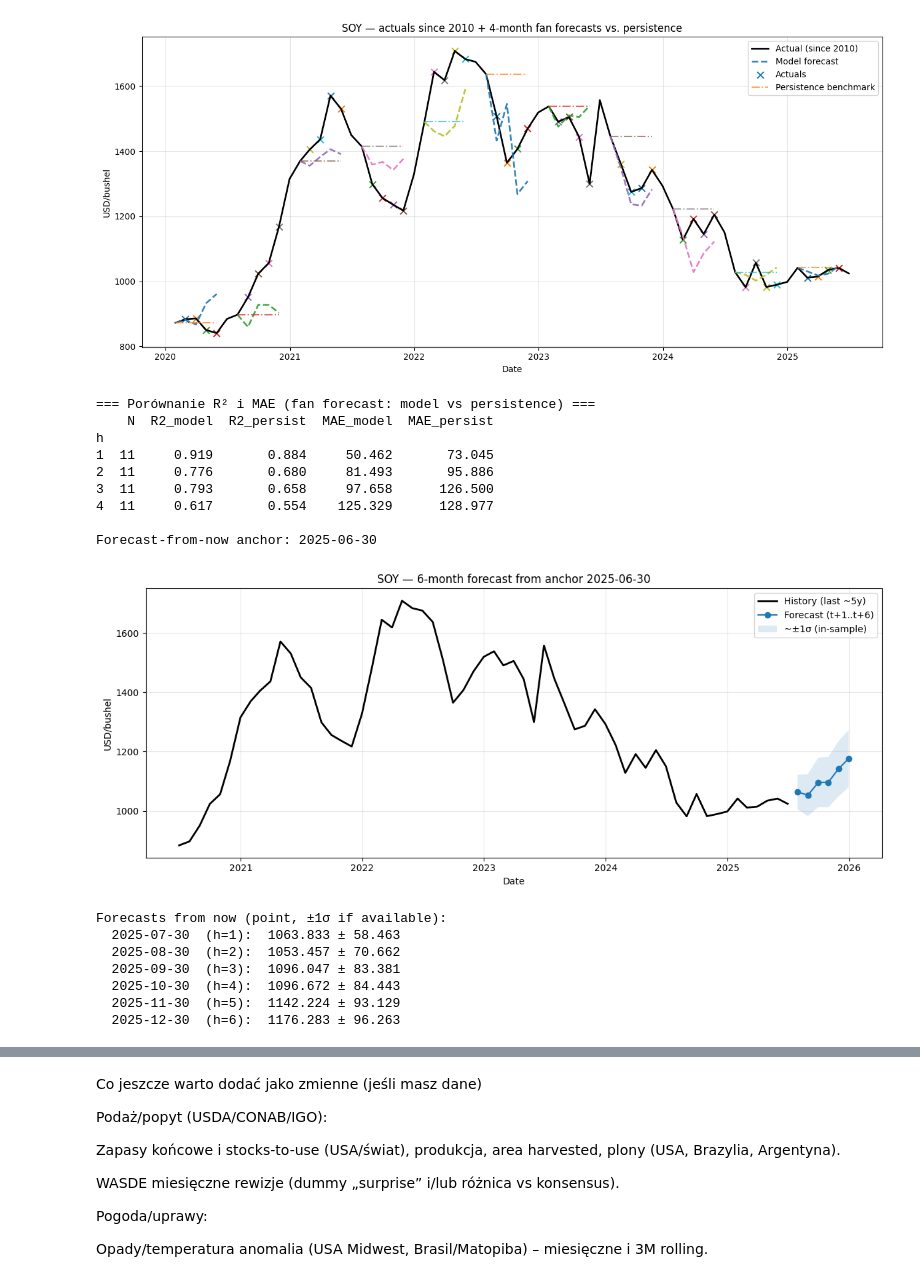
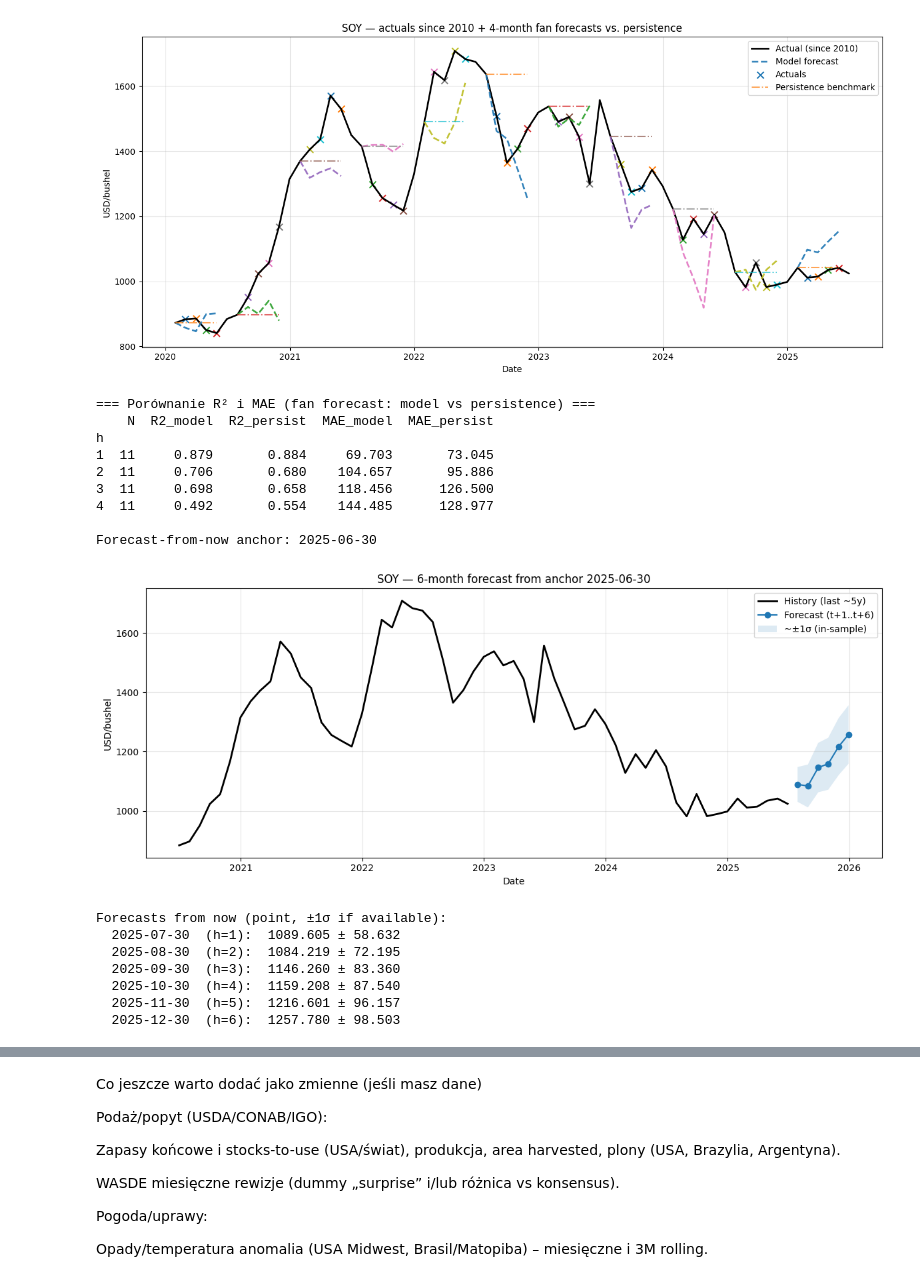
Before and after one commit to marcinszwagrzyk/marcinszwagrzyk.github.io, a Jupyter notebook: Soy/SOY_PREDICTION.ipynb, the cells around one changed output, grey strips where cells are left out. Saved outputs shown, nothing was run; the diff lists cells and outputs as text; code cells hidden in the pictures.

```diff
--- a/Soy/SOY_PREDICTION.ipynb
+++ b/Soy/SOY_PREDICTION.ipynb
@@ -89,9 +89,10 @@ df.index = df.index.to_period("M").to_timestamp("M")
 drop_cols = {"BG_PRICE", "ADM_PRICE", "SOY_PRICE", "ADM_IDX", "BG_IDX", "SOY_IDX" }
 
 # Użyj tylko kolumn, które są numeryczne
+
 WANTED_EXOG = [
     c for c in df.columns
-    if c.lower() not in drop_cols and pd.api.types.is_numeric_dtype(df[c])
+    if c not in drop_cols and pd.api.types.is_numeric_dtype(df[c])
 ]
 
 # if "SOY" not in df.columns:
@@ -337,48 +338,48 @@ if future_forecasts:
     plt.plot(hist.index, hist.values, color="black", linewidth=2, label="History (last ~5y)")
 
     plt.plot(fut_df["target"], fut_df["forecast"], linestyle="-", marker="o", label="Forecast (t+1..t+6)")
 
     up = []; lo = []
     for _, r in fut_df.iterrows():
         sigma = sigma_by_h.get(int(r["h"]), np.nan)
         up.append(r["forecast"] + (sigma if np.isfinite(sigma) else 0.0))
         lo.append(r["forecast"] - (sigma if np.isfinite(sigma) else 0.0))
     if len(up) == len(lo) == len(fut_df):
         plt.fill_between(fut_df["target"].values, lo, up, alpha=0.15, label="~±1σ (in-sample)")
 
     plt.title(f"SOY — 6-month forecast from anchor {anchor_now.date()}")
     plt.xlabel("Date"); plt.ylabel("USD/bushel")
     plt.legend()
     plt.grid(alpha=0.3)
     plt.tight_layout()
     plt.show()
 
     print("\nForecasts from now (point, ±1σ if available):")
     for _, r in fut_df.iterrows():
         h = int(r["h"])
         sigma = sigma_by_h.get(h, np.nan)
         if np.isfinite(sigma):
             print(f"  {r['target'].date()}  (h={h}):  {r['forecast']:.3f} ± {sigma:.3f}")
         else:
             print(f"  {r['target'].date()}  (h={h}):  {r['forecast']:.3f}")
 else:
     print("No future forecasts produced (insufficient data around the latest anchor).")
 # %% [output]
-[figure, old version]
+[figure, new version]
 === Porównanie R² i MAE (fan forecast: model vs persistence) ===
     N  R2_model  R2_persist  MAE_model  MAE_persist
 h
-1  11     0.919       0.884     50.462       73.045
-2  11     0.776       0.680     81.493       95.886
-3  11     0.793       0.658     97.658      126.500
-4  11     0.617       0.554    125.329      128.977
+1  11     0.879       0.884     69.703       73.045
+2  11     0.706       0.680    104.657       95.886
+3  11     0.698       0.658    118.456      126.500
+4  11     0.492       0.554    144.485      128.977
 
 Forecast-from-now anchor: 2025-06-30
-[figure, old version]
+[figure, new version]
 Forecasts from now (point, ±1σ if available):
-  2025-07-30  (h=1):  1063.833 ± 58.463
-  2025-08-30  (h=2):  1053.457 ± 70.662
-  2025-09-30  (h=3):  1096.047 ± 83.381
-  2025-10-30  (h=4):  1096.672 ± 84.443
-  2025-11-30  (h=5):  1142.224 ± 93.129
-  2025-12-30  (h=6):  1176.283 ± 96.263
+  2025-07-30  (h=1):  1089.605 ± 58.632
+  2025-08-30  (h=2):  1084.219 ± 72.195
+  2025-09-30  (h=3):  1146.260 ± 83.360
+  2025-10-30  (h=4):  1159.208 ± 87.540
+  2025-11-30  (h=5):  1216.601 ± 96.157
+  2025-12-30  (h=6):  1257.780 ± 98.503
```
Also changed, not shown: parts of 2 cells of this notebook.
